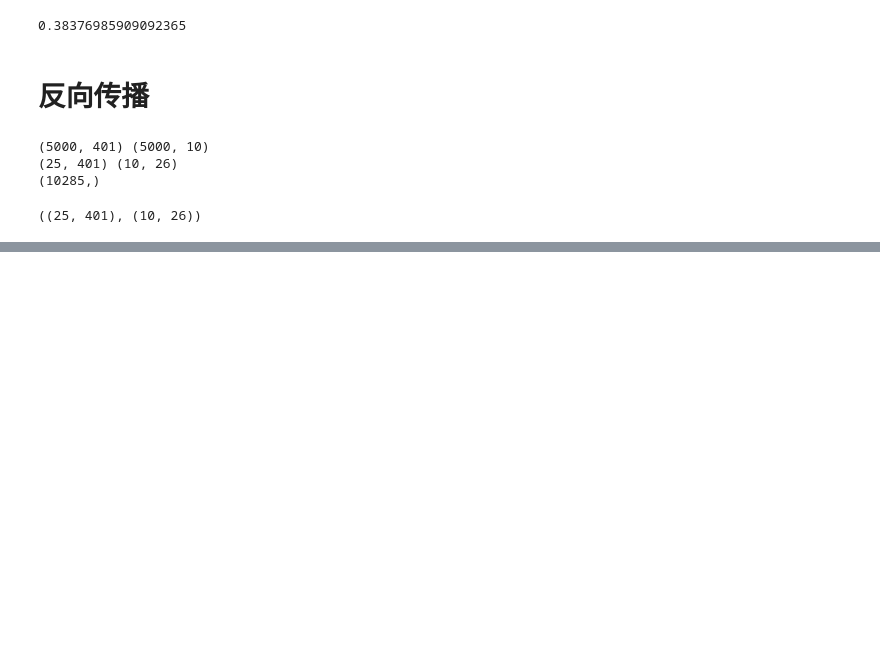
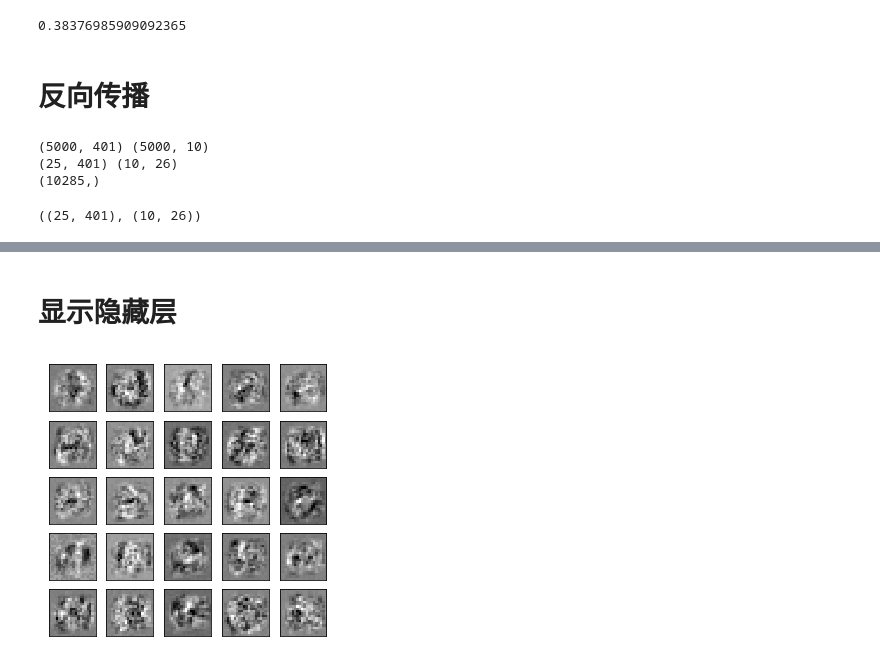
Before and after one commit to cddorz/ML-AndrewNg-code, a Jupyter notebook: ex4-NN back propagation/NN back propagation.ipynb, the cells around one changed output, grey strips where cells are left out. Drawn from its saved outputs; the diff is of its cells as text; code cells hidden in the pictures; blank space fills up the shorter version.

```diff
--- a/ex4-NN back propagation/NN back propagation.ipynb
+++ b/ex4-NN back propagation/NN back propagation.ipynb
@@ -311,0 +314,17 @@ def regularized_gradient(theta, X, y, l=1):
+# %%
+def random_init(size): #init theta
+    return np.random.uniform(-0.12, 0.12, size)
+
+def nn_training(X, y):
+    init_theta = random_init(10285) # 25 * 401 + 10 * 26
+
+    res = opt.minimize(fun=regularized_cost,
+                       x0=init_theta,
+                       args=(X, y, 1),
+                       method='TNC',
+                       jac=regularized_gradient,
+                       options={'maxiter': 400})
+    return res
+# %%
+res = nn_training(X, y) # 慢
+res
@@ -311,0 +350,2 @@ def regularized_gradient(theta, X, y, l=1):
+# %%
+final_theta = res.x
@@ -311,0 +378,27 @@ def regularized_gradient(theta, X, y, l=1):
+# %% [markdown]
+# 显示隐藏层
+# %%
+def plot_hidden_layer(theta):
+    """
+    theta: (10285, )
+    """
+    final_theta1, _ = deserialize(theta)
+    hidden_layer = final_theta1[:, 1:]  # ger rid of bias term theta
+
+    fig, ax_array = plt.subplots(nrows=5, ncols=5, sharey=True, sharex=True, figsize=(5, 5))
+
+    for r in range(5):
+        for c in range(5):
+            ax_array[r, c].matshow(hidden_layer[5 * r + c].reshape((20, 20)),
+                                   cmap=matplotlib.cm.binary)
+            plt.xticks(np.array([]))
+            plt.yticks(np.array([]))
+
+
+# nn functions starts here ---------------------------
+# ps. all the y here is expanded version (5000,10)
+
+plot_hidden_layer(final_theta)
+plt.show()
+# %% [output]
+[figure, added]
```
Also changed, not shown: parts of 6 cells of this notebook.
